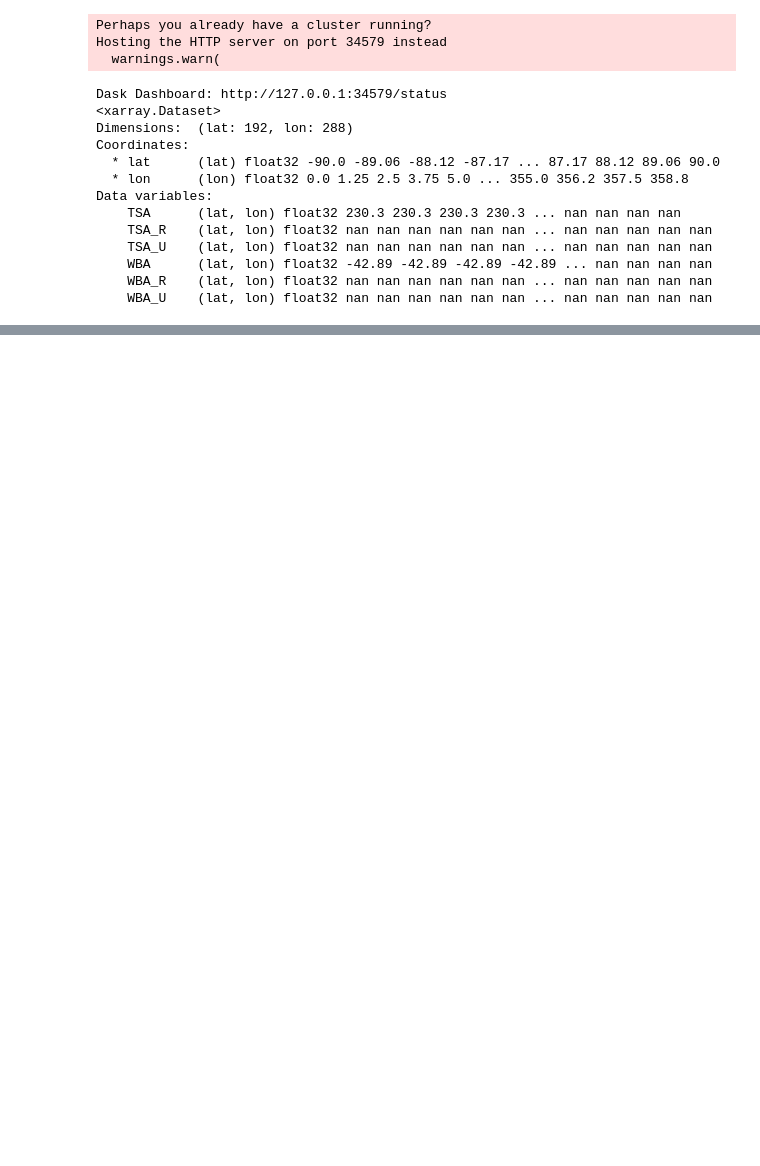
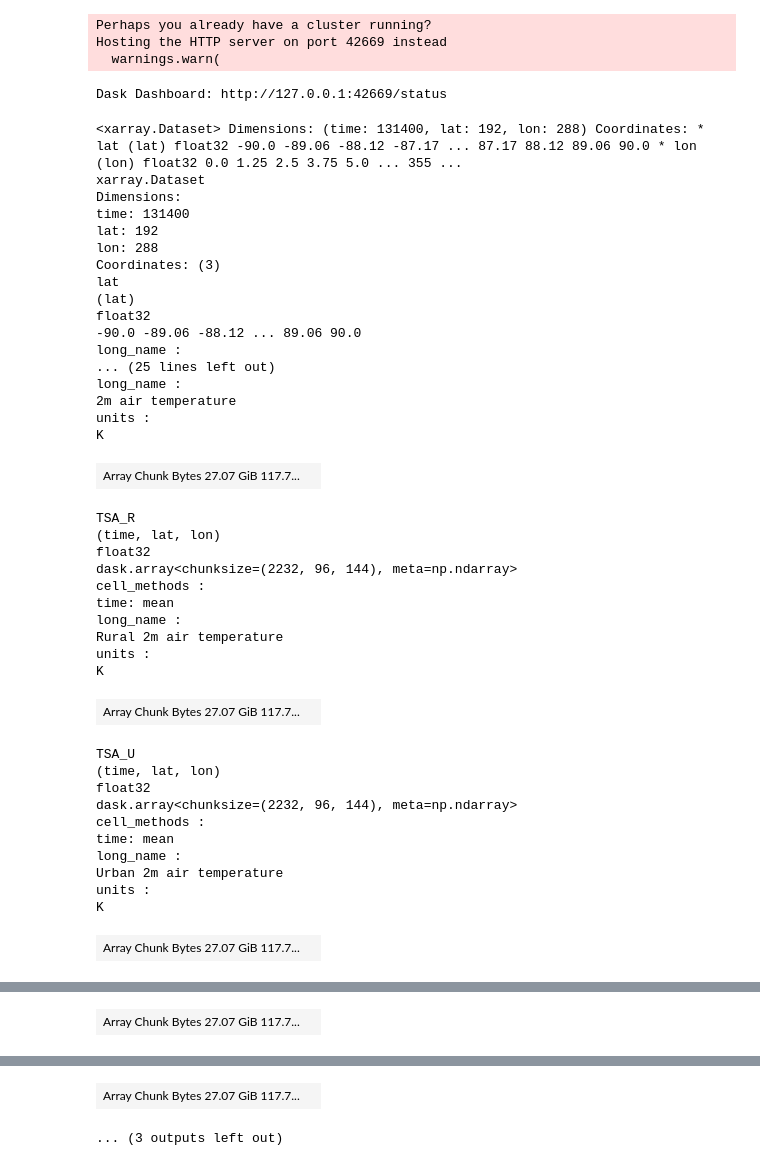
Before and after one commit to johnnyguo2007/research, a Jupyter notebook: hw_global/read_zarr.ipynb, the cells around one changed output, grey strips where cells are left out. Drawn from its saved outputs; the diff is of its cells as text; code cells hidden in the pictures; blank space fills up the shorter version.

```diff
--- a/hw_global/read_zarr.ipynb
+++ b/hw_global/read_zarr.ipynb
@@ -1,42 +4,58 @@
 # %%
-import xarray as xr
+
 from dask.distributed import Client
 
 # Initialize a Dask client to use multiple CPUs
 client = Client()
 print("Dask Dashboard:", client.dashboard_link)
 
 # Read the Zarr dataset using Xarray with automatic chunking for Dask
-dataset = xr.open_zarr('/home/jguo/process_data/zarr/i.e215.I2000Clm50SpGs.hw_production.02/3Dvars', chunks='auto')
+ds = xr.open_zarr('/home/jguo/process_data/zarr/test02/3Dvars', chunks='auto')
 core_vars = ['TSA', 'TSA_R', 'TSA_U', 'WBA', 'WBA_R', 'WBA_U']
-dataset = dataset[core_vars]
-
-# Perform a computation - Example: Calculate the mean over a specific dimension
-# Replace 'time' with the dimension you want to compute over
-mean_data = dataset.mean(dim='time')
-
-# Trigger the computation with Dask
-computed_mean_data = mean_data.compute()
-print(computed_mean_data)
-
-# Your computed data is now in computed_mean_data, you can work with it as needed
-
-# Close the Dask client when done
-client.close()
+ds = ds[core_vars]
+ds
 # %% [output]
 Perhaps you already have a cluster running?
-Hosting the HTTP server on port 34579 instead
+Hosting the HTTP server on port 42669 instead
   warnings.warn(
-Dask Dashboard: http://127.0.0.1:34579/status
-<xarray.Dataset>
-Dimensions:  (lat: 192, lon: 288)
-Coordinates:
-  * lat      (lat) float32 -90.0 -89.06 -88.12 -87.17 ... 87.17 88.12 89.06 90.0
-  * lon      (lon) float32 0.0 1.25 2.5 3.75 5.0 ... 355.0 356.2 357.5 358.8
-Data variables:
-    TSA      (lat, lon) float32 230.3 230.3 230.3 230.3 ... nan nan nan nan
-    TSA_R    (lat, lon) float32 nan nan nan nan nan nan ... nan nan nan nan nan
-    TSA_U    (lat, lon) float32 nan nan nan nan nan nan ... nan nan nan nan nan
-    WBA      (lat, lon) float32 -42.89 -42.89 -42.89 -42.89 ... nan nan nan nan
-    WBA_R    (lat, lon) float32 nan nan nan nan nan nan ... nan nan nan nan nan
-    WBA_U    (lat, lon) float32 nan nan nan nan nan nan ... nan nan nan nan nan
+Dask Dashboard: http://127.0.0.1:42669/status
+<xarray.Dataset> Dimensions: (time: 131400, lat: 192, lon: 288) Coordinates: * lat (lat) float32 -90.0 -89.06 -88.12 -87.17 ... 87.17 88.12 89.06 90.0 * lon (lon) float32 0.0 1.25 2.5 3.75 5.0 ... 355 ...
+xarray.Dataset
+Dimensions:
+time: 131400
+lat: 192
+lon: 288
+Coordinates: (3)
+lat
+(lat)
+float32
+-90.0 -89.06 -88.12 ... 89.06 90.0
+long_name :
+... (25 lines left out)
+long_name :
+2m air temperature
+units :
+K
+| Array Chunk Bytes 27.07 GiB 117.7... |  |
+TSA_R
+(time, lat, lon)
+float32
+dask.array<chunksize=(2232, 96, 144), meta=np.ndarray>
+cell_methods :
+time: mean
+long_name :
+Rural 2m air temperature
+units :
+K
+| Array Chunk Bytes 27.07 GiB 117.7... |  |
+TSA_U
+(time, lat, lon)
+float32
+dask.array<chunksize=(2232, 96, 144), meta=np.ndarray>
+cell_methods :
+time: mean
+long_name :
+Urban 2m air temperature
+units :
+K
+| Array Chunk Bytes 27.07 GiB 117.7... |  |
@@ -42,0 +72 @@ Data variables:
+| Array Chunk Bytes 27.07 GiB 117.7... |  |
@@ -42,0 +83,2 @@ Data variables:
+| Array Chunk Bytes 27.07 GiB 117.7... |  |
+... (3 outputs left out)
```
Also changed, not shown: parts of 9 cells of this notebook, 1 other file.
